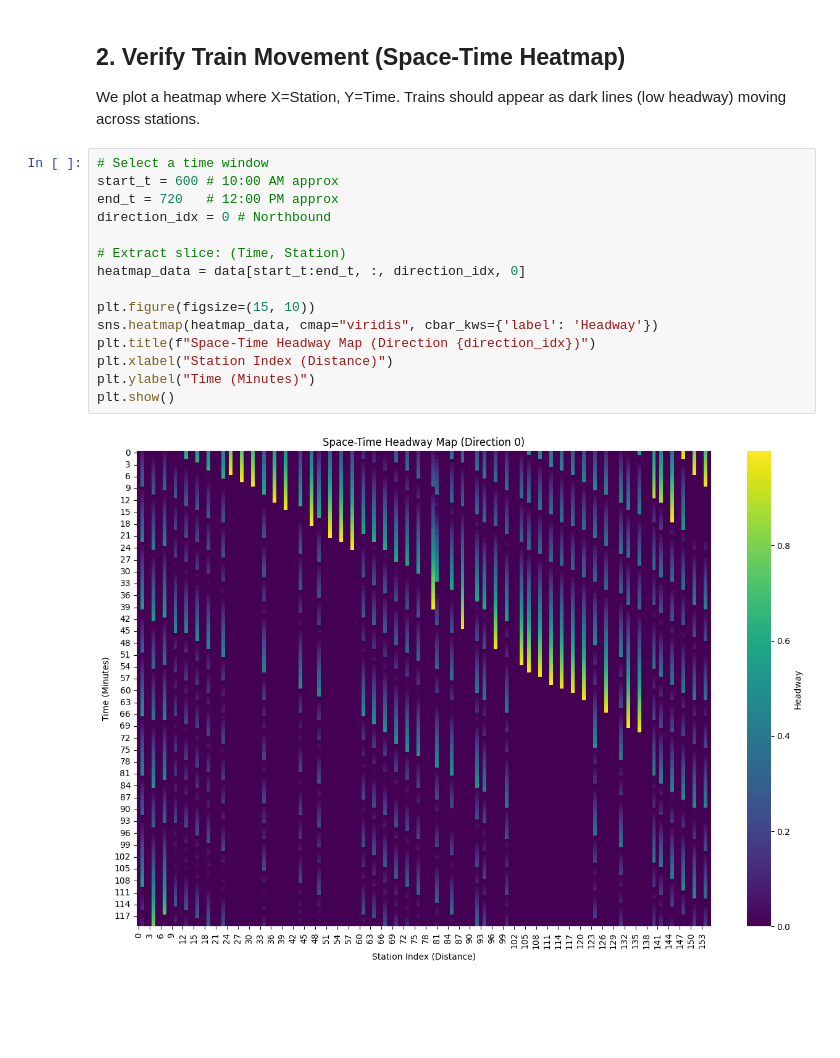
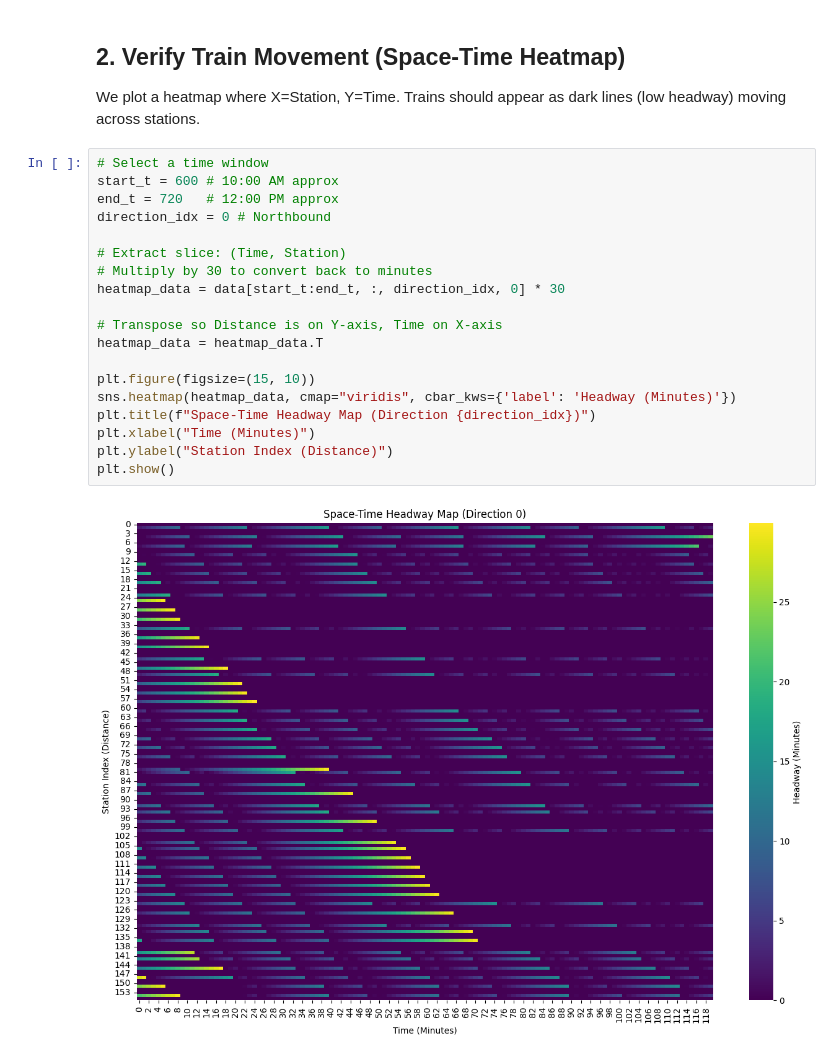
Before and after one commit to DanHerman212/headway-prediction, a Jupyter notebook: notebooks/4_spatiotemporal_eda.ipynb, the cells around one changed output. Saved outputs shown, nothing was run; the diff lists cells and outputs as text; blank space fills up the shorter version.

```diff
--- a/notebooks/4_spatiotemporal_eda.ipynb
+++ b/notebooks/4_spatiotemporal_eda.ipynb
@@ -70,17 +71,21 @@ Trains should appear as dark lines (low headway) moving across stations.
 # %%
 # Select a time window
 start_t = 600 # 10:00 AM approx
 end_t = 720   # 12:00 PM approx
 direction_idx = 0 # Northbound
 
 # Extract slice: (Time, Station)
-heatmap_data = data[start_t:end_t, :, direction_idx, 0]
+# Multiply by 30 to convert back to minutes
+heatmap_data = data[start_t:end_t, :, direction_idx, 0] * 30
+
+# Transpose so Distance is on Y-axis, Time on X-axis
+heatmap_data = heatmap_data.T
 
 plt.figure(figsize=(15, 10))
-sns.heatmap(heatmap_data, cmap="viridis", cbar_kws={'label': 'Headway'})
+sns.heatmap(heatmap_data, cmap="viridis", cbar_kws={'label': 'Headway (Minutes)'})
 plt.title(f"Space-Time Headway Map (Direction {direction_idx})")
-plt.xlabel("Station Index (Distance)")
-plt.ylabel("Time (Minutes)")
+plt.xlabel("Time (Minutes)")
+plt.ylabel("Station Index (Distance)")
 plt.show()
 # %% [output]
-[figure, old version]
+[figure, new version]
```
Also changed, not shown: parts of 1 cell of this notebook.
